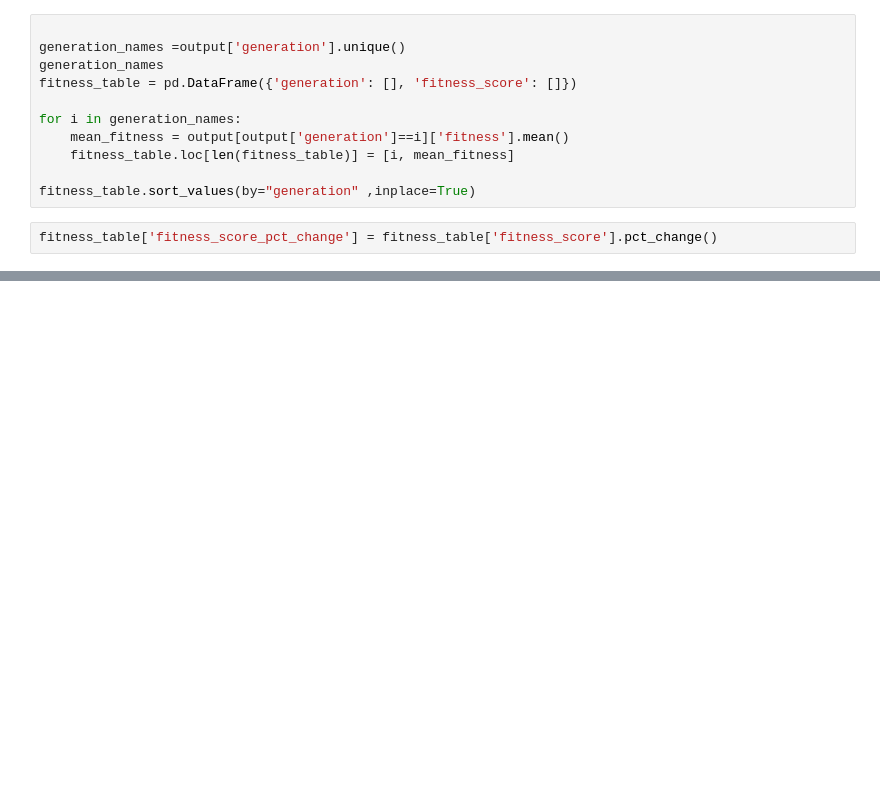
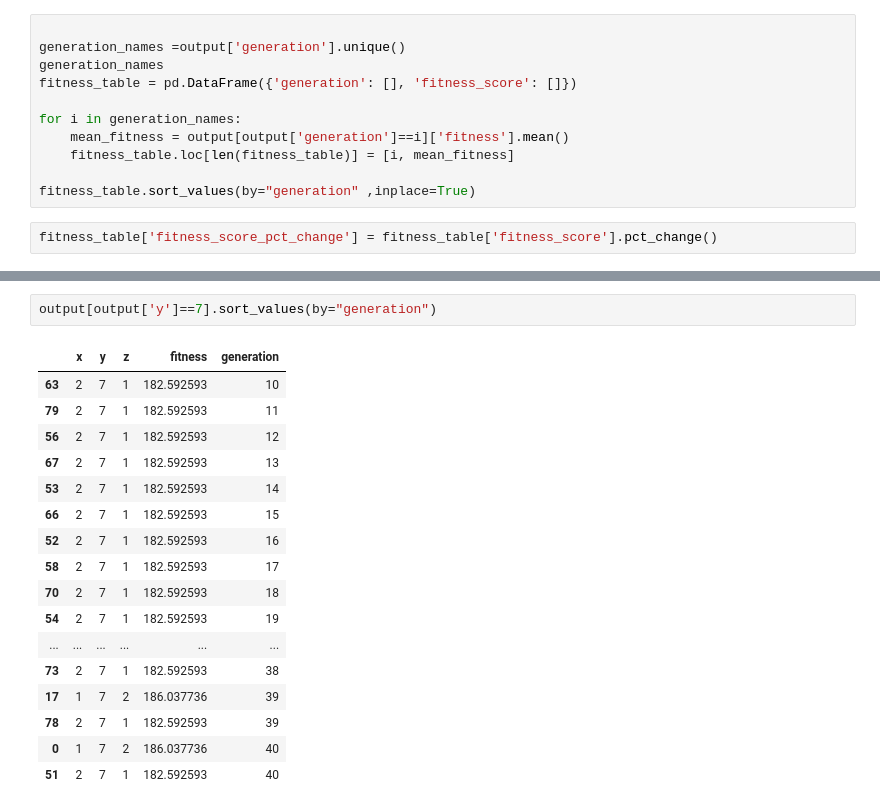
Before and after one commit to shamalgithub/genetic_algorithm, a Jupyter notebook: Notebooks/genetic_algorithm_v2.ipynb, the cells around one changed output, grey strips where cells are left out. Saved outputs shown, nothing was run; the diff lists cells and outputs as text; blank space fills up the shorter version.

```diff
--- a/Notebooks/genetic_algorithm_v2.ipynb
+++ b/Notebooks/genetic_algorithm_v2.ipynb
@@ -252,0 +333,20 @@ fitness_table['fitness_score_pct_change'].sum()*100
+# %%
+output[output['y']==7].sort_values(by="generation")
+# %% [output]
+|  | x | y | z | fitness | generation |
+| 63 | 2 | 7 | 1 | 182.592593 | 10 |
+| 79 | 2 | 7 | 1 | 182.592593 | 11 |
+| 56 | 2 | 7 | 1 | 182.592593 | 12 |
+| 67 | 2 | 7 | 1 | 182.592593 | 13 |
+| 53 | 2 | 7 | 1 | 182.592593 | 14 |
+| 66 | 2 | 7 | 1 | 182.592593 | 15 |
+| 52 | 2 | 7 | 1 | 182.592593 | 16 |
+| 58 | 2 | 7 | 1 | 182.592593 | 17 |
+| 70 | 2 | 7 | 1 | 182.592593 | 18 |
+| 54 | 2 | 7 | 1 | 182.592593 | 19 |
+| ... | ... | ... | ... | ... | ... |
+| 73 | 2 | 7 | 1 | 182.592593 | 38 |
+| 17 | 1 | 7 | 2 | 186.037736 | 39 |
+| 78 | 2 | 7 | 1 | 182.592593 | 39 |
+| 0 | 1 | 7 | 2 | 186.037736 | 40 |
+| 51 | 2 | 7 | 1 | 182.592593 | 40 |
```
Also changed, not shown: parts of 16 cells of this notebook.
